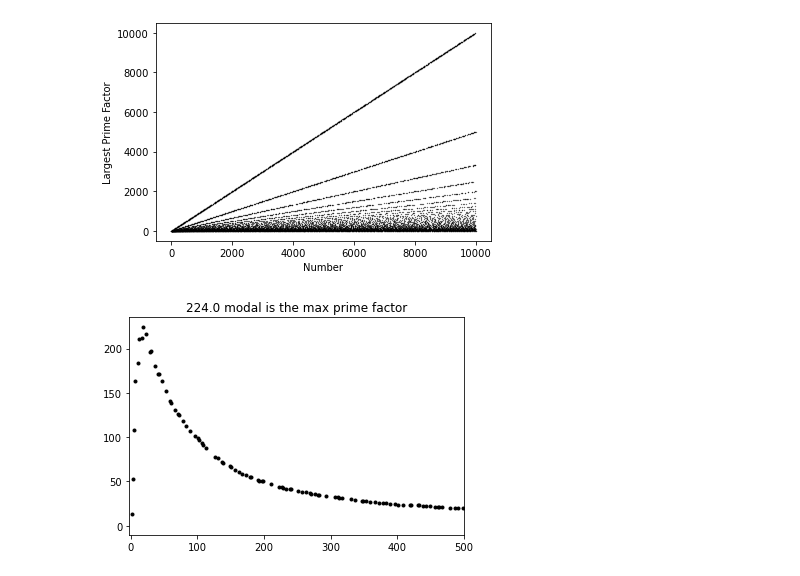
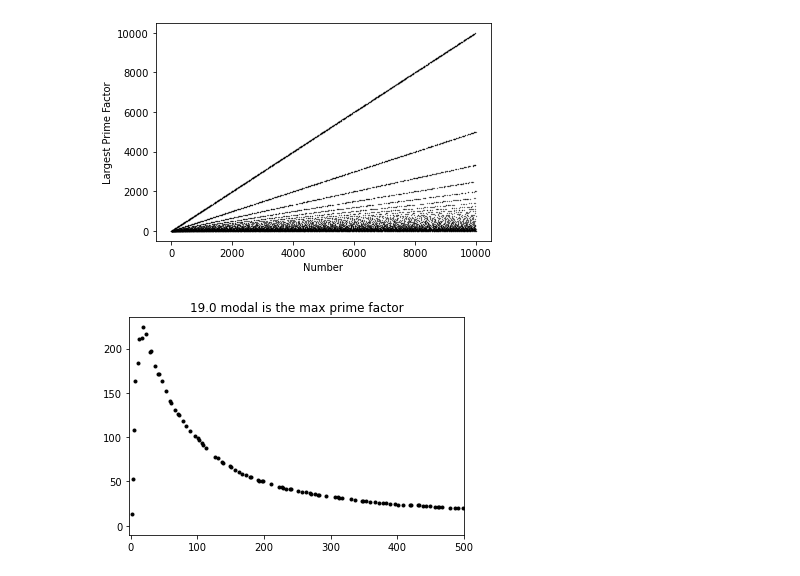
Before and after one commit to danireysan/pymath, a Jupyter notebook: Number Theory/Smooth Numbers.ipynb, the cells around one changed output. Saved outputs shown, nothing was run; the diff lists cells and outputs as text; code cells hidden in the pictures.

```diff
--- a/Number Theory/Smooth Numbers.ipynb
+++ b/Number Theory/Smooth Numbers.ipynb
@@ -19,15 +19,15 @@ Text(0, 0.5, 'Largest Prime Factor')
 # %%
 # count the number of occurences of max prime factors
 
 uniqueMaxPrimes = np.unique(largestPrimeFact)
 
 counts = np.zeros((len(uniqueMaxPrimes)))
 for i,u in enumerate(uniqueMaxPrimes):
     counts[i] = np.sum(largestPrimeFact ==u)
 
 plt.plot(uniqueMaxPrimes,counts, ' k.')
 plt.xlim([-2, 500])
-plt.title('%s modal is the max prime factor' %np.max(counts))
+plt.title('%s modal is the max prime factor' %uniqueMaxPrimes[np.argmax(counts)])
 plt.show()
 # %% [output]
-[figure, old version]
+[figure, new version]
```
Also changed, not shown: parts of 3 cells of this notebook.
